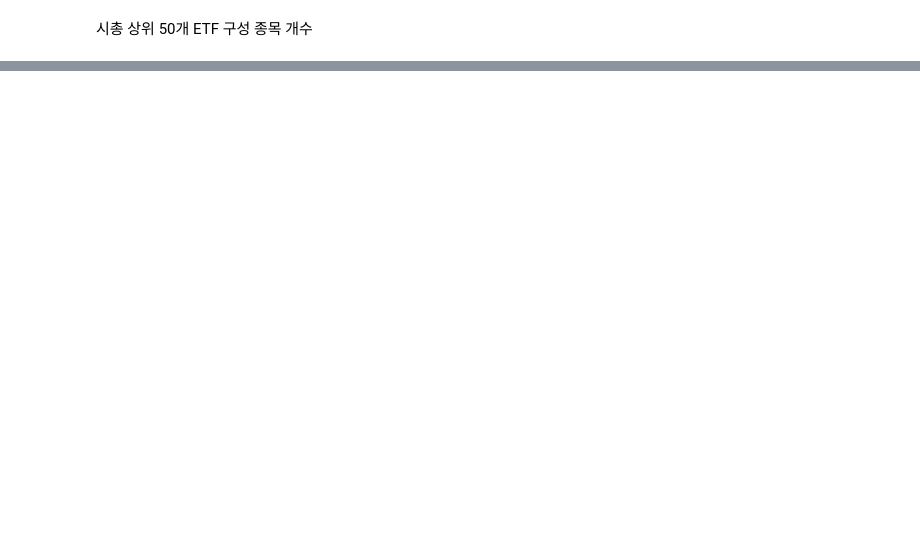
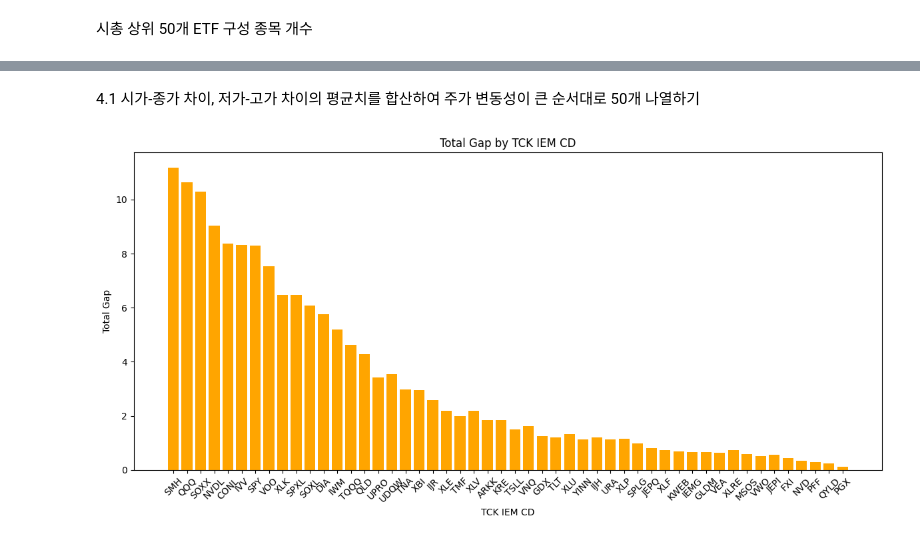
Before and after one commit to froggy-hyun/24NH_bigdata, a Jupyter notebook: code_yunseo.ipynb, the cells around one changed output, grey strips where cells are left out. Saved outputs shown, nothing was run; the diff lists cells and outputs as text; code cells hidden in the pictures; blank space fills up the shorter version.

```diff
--- a/code_yunseo.ipynb
+++ b/code_yunseo.ipynb
@@ -175,0 +233,13 @@ print(filtered_df)
+# %%
+filtered_data3 = data3[data3['tck_iem_cd'].isin(acl_trd_top_50['tck_iem_cd'])]
+
+import numpy as np
+# gap_ong_end 열 생성 후, 시가와 종가의 차이를 열에 넣기
+filtered_data3['gap_ong_end'] = np.where(
+    filtered_data3['iem_ong_pr'] > filtered_data3['iem_end_pr'],
+    filtered_data3['iem_ong_pr'] - filtered_data3['iem_end_pr'],
+    filtered_data3['iem_end_pr'] - filtered_data3['iem_ong_pr']
+)
+# gap_hi_low 열 생성, 고가 - 저가를 열에 넣기
+filtered_data3['gap_hi_low'] = filtered_data3['iem_hi_pr'] - filtered_data3['iem_low_pr']
+filtered_data3
@@ -175,0 +324,24 @@ print(filtered_df)
+# %% [markdown]
+4.1 시가-종가 차이, 저가-고가 차이의 평균치를 합산하여 주가 변동성이 큰 순서대로 50개 나열하기
+# %%
+# avg_gap_ong_end와 avg_gap_hi_low의 합을 새로운 열로 추가
+sorted_result_avg['total_gap'] = sorted_result_avg['avg_gap_ong_end'] + sorted_result_avg['avg_gap_hi_low']
+
+# 결과를 새로운 데이터 프레임으로 생성
+sum_result_avg = sorted_result_avg[['tck_iem_cd', 'total_gap']]
+
+# 그래프 크기 설정
+plt.figure(figsize=(12, 6))
+
+# 바 차트 생성
+plt.bar(sum_result_avg['tck_iem_cd'], sum_result_avg['total_gap'], color='orange')
+plt.title('Total Gap by TCK IEM CD')
+plt.xlabel('TCK IEM CD')
+plt.ylabel('Total Gap')
+plt.xticks(rotation=45)
+
+# 그래프 보여주기
+plt.tight_layout()
+plt.show()
+# %% [output]
+[figure, added]
```
Also changed, not shown: parts of 27 cells of this notebook, 1 other file.
